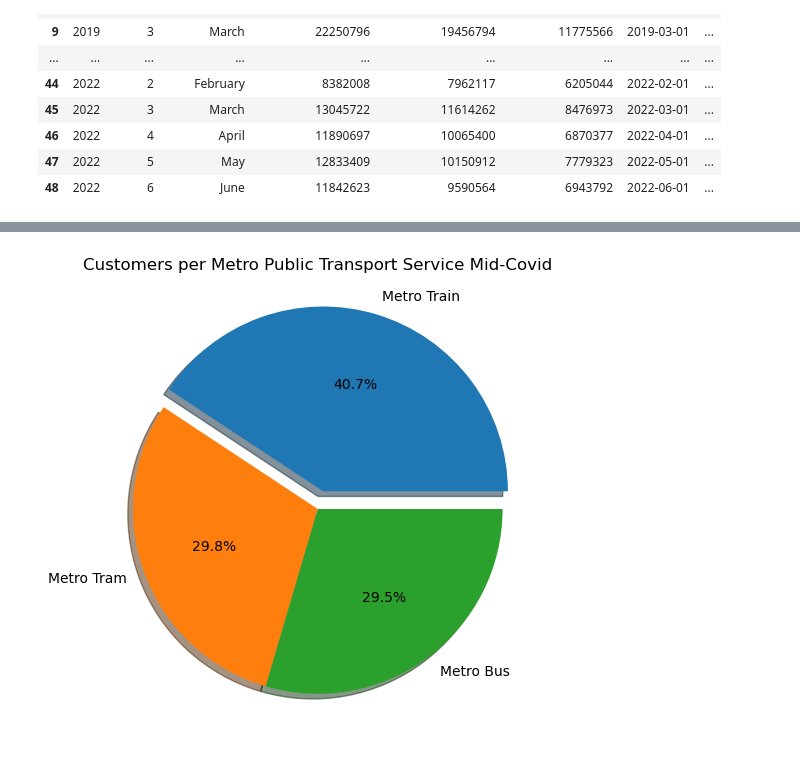
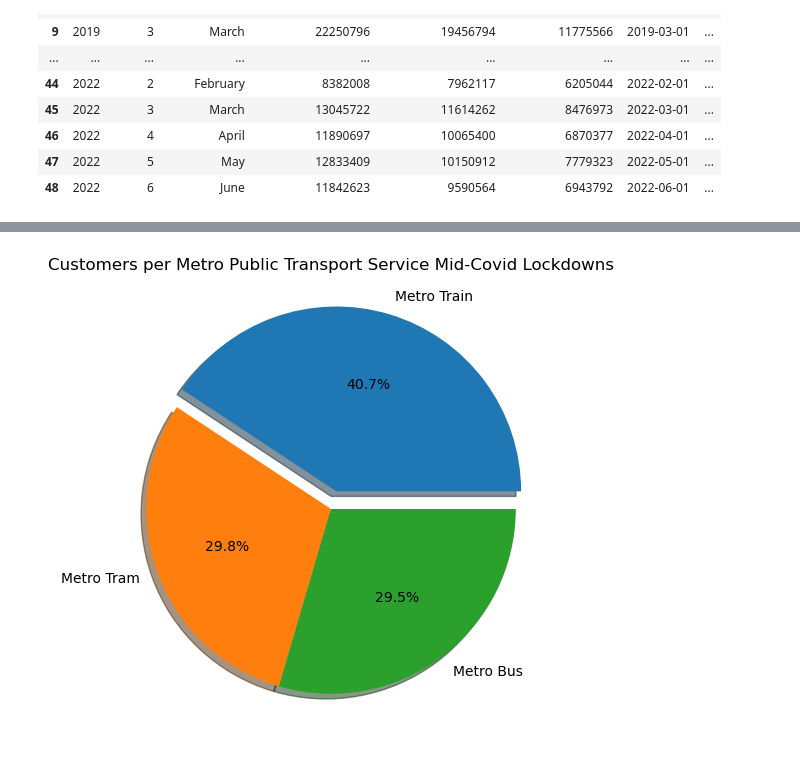
Before and after one commit to hendaman/project-1-challenge, a Jupyter notebook: Question-2-Henry/PublicTransportModes.ipynb, the cells around one changed output, grey strips where cells are left out. Saved outputs shown, nothing was run; the diff lists cells and outputs as text; code cells hidden in the pictures.

```diff
--- a/Question-2-Henry/PublicTransportModes.ipynb
+++ b/Question-2-Henry/PublicTransportModes.ipynb
@@ -186,9 +201,12 @@ plt.show()
 # %%
+# Plot pie chart 2
 plt.figure(figsize=(6,6))
 plt.pie(mid_covid, labels=labels, autopct="%1.1f%%",explode=explode,shadow = True)
-plt.title("Customers per Metro Public Transport Service Mid-Covid")
+plt.title("Customers per Metro Public Transport Service Mid-Covid Lockdowns")
+
+# Save and show the visualisation
 plt.savefig("../Visualisations/Q2-2.2.jpg")
 plt.show()
 # %% [output]
-[figure, old version]
+[figure, new version]
 # %%
```
Also changed, not shown: parts of 18 cells of this notebook, 3 other files.
